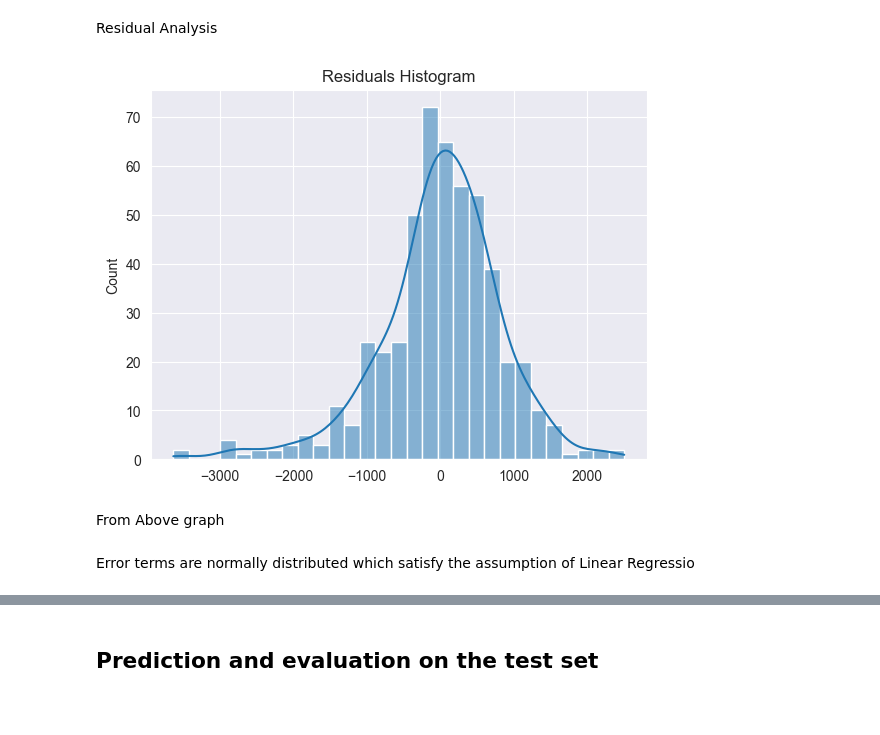
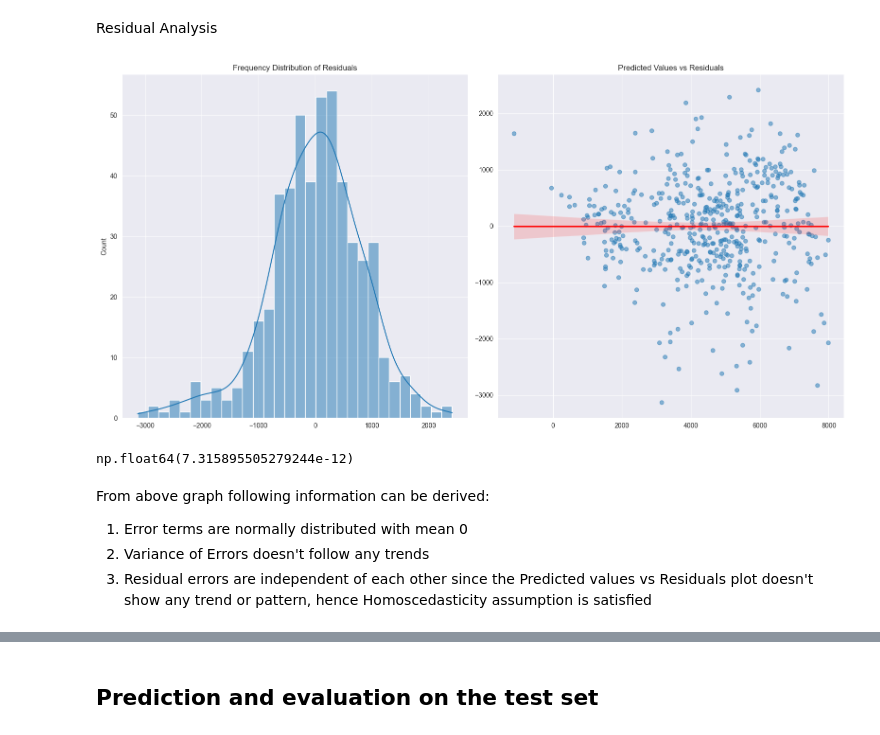
Before and after one commit to vijaykumar-qait/Linear-Regression-Bike-Sharing-Assignment, a Jupyter notebook: Bike_Sharing_Assignment_Vijay_Kumar.ipynb, the cells around one changed output, grey strips where cells are left out. Cells and saved outputs as stored; diff of their text form; code cells hidden in the pictures; blank space fills up the shorter version.

```diff
--- a/Bike_Sharing_Assignment_Vijay_Kumar.ipynb
+++ b/Bike_Sharing_Assignment_Vijay_Kumar.ipynb
@@ -554,0 +663,2 @@ All feature have p value less than 0.05 and VF below 5
+# %%
+ols_fit(y_train,X_train[selected_features])
@@ -554,0 +686,4 @@ All feature have p value less than 0.05 and VF below 5
+# %%
+del_feature = 'month_november'
+selected_features = selected_features[selected_features!=del_feature]
+print(selected_features)
@@ -554,0 +694,2 @@ All feature have p value less than 0.05 and VF below 5
+# %%
+ols_fit(y_train,X_train[selected_features])
@@ -554,0 +737,2 @@ All feature have p value less than 0.05 and VF below 5
+# %%
+final_model = ols_fit(y_train,X_train[selected_features])
@@ -555,16 +757,37 @@ All feature have p value less than 0.05 and VF below 5
 # %% [markdown]
 Residual Analysis
 # %%
-y_train_pred = lr_model.predict(X_train_sm)
-residuals = y_train - y_train_pred
+# Residual Analysis of Trained Data
+# Adding constant to X_train for statsmodels
+X_train_sm = sm.add_constant(X_train[selected_features])
 
-# Histogram of residuals
-sns.histplot(residuals, kde=True)
-plt.title("Residuals Histogram")
+# Predict on training data
+y_train_pred = final_model.predict(X_train_sm)
+
+# Create subplots
+fig, ax = plt.subplots(1, 2, figsize=(16, 8))
+
+# Residual Distribution Plot
+ax[0].set_title('Frequency Distribution of Residuals')
+sns.histplot(y_train - y_train_pred, bins=30, kde=True, ax=ax[0])
+
+# Predicted vs Residuals Plot
+ax[1].set_title('Predicted Values vs Residuals')
+sns.regplot(x=y_train_pred, y=y_train - y_train_pred, ax=ax[1], scatter_kws={'alpha':0.5}, line_kws={'color': 'red'})
+
+# Improve layout
+plt.tight_layout()
 plt.show()
 # %% [output]
-[figure, old version]
+[figure, new version]
-# %% [markdown]
-From Above graph
+# %%
+# Mean of Residuals
+(y_train-y_train_pred).mean()
+# %% [output]
+np.float64(7.315895505279244e-12)
 # %% [markdown]
-Error terms are normally distributed which satisfy the assumption of Linear Regressio
+From above graph following information can be derived:
+
+1. Error terms are normally distributed with mean 0
+2. Variance of Errors doesn't follow any trends
+3. Residual errors are independent of each other since the Predicted values vs Residuals plot doesn't show any trend or pattern, hence Homoscedasticity assumption is satisfied
```
Also changed, not shown: parts of 119 cells of this notebook.
